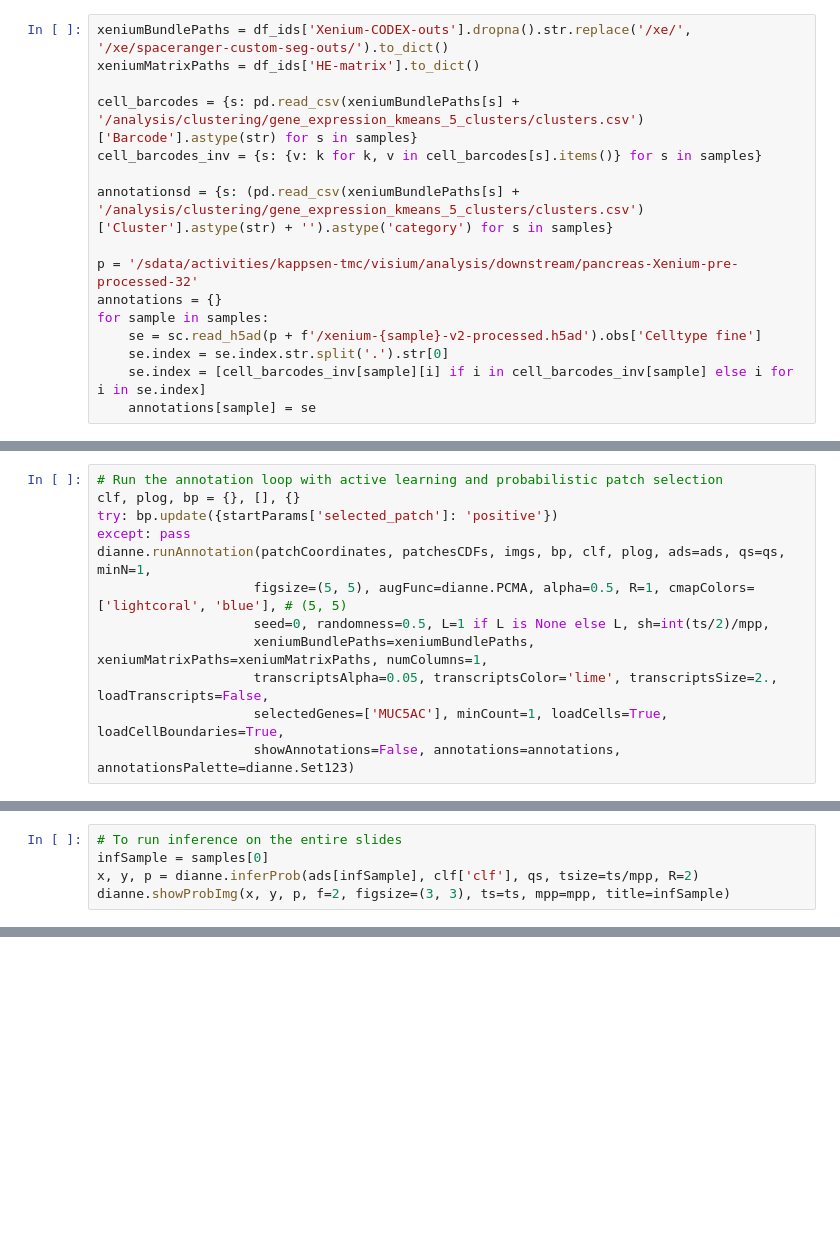
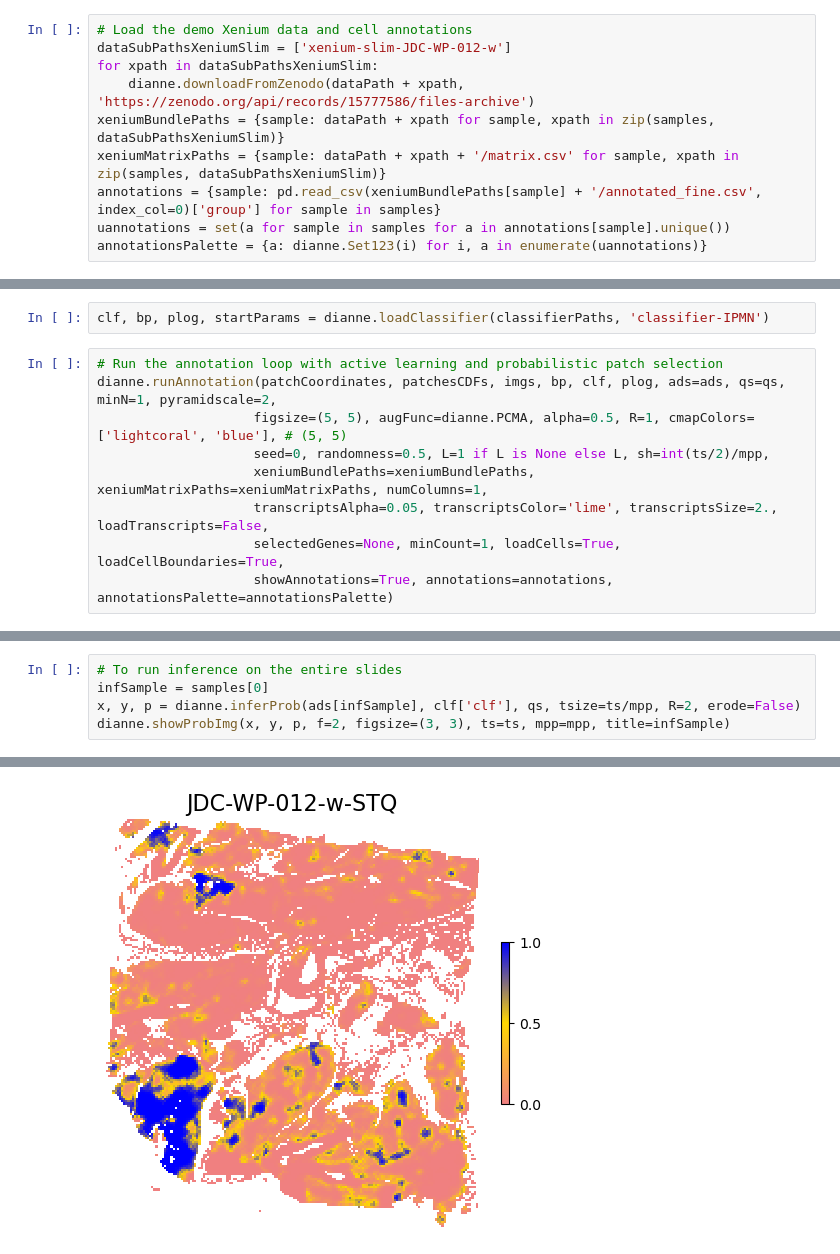
Before and after one commit to TheJacksonLaboratory/DIANNE, a Jupyter notebook: scripts/Workflow-molecular-interactive-ipmn-demo.ipynb, the cells around one changed output, grey strips where cells are left out. Cells and saved outputs as stored; diff of their text form; blank space fills up the shorter version.

Commit message:
clean up molecular demo

```diff
--- a/scripts/Workflow-molecular-interactive-ipmn-demo.ipynb
+++ b/scripts/Workflow-molecular-interactive-ipmn-demo.ipynb
@@ -25,16 +21,10 @@ ads, imgs, patchCoordinates, patchesCDFs, qs, ts, mpp, L = dianne.loadDataAndPre
-# %%
-xeniumBundlePaths = df_ids['Xenium-CODEX-outs'].dropna().str.replace('/xe/', '/xe/spaceranger-custom-seg-outs/').to_dict()
-xeniumMatrixPaths = df_ids['HE-matrix'].to_dict()
-
-cell_barcodes = {s: pd.read_csv(xeniumBundlePaths[s] + '/analysis/clustering/gene_expression_kmeans_5_clusters/clusters.csv')['Barcode'].astype(str) for s in samples}
-cell_barcodes_inv = {s: {v: k for k, v in cell_barcodes[s].items()} for s in samples}
-
-annotationsd = {s: (pd.read_csv(xeniumBundlePaths[s] + '/analysis/clustering/gene_expression_kmeans_5_clusters/clusters.csv')['Cluster'].astype(str) + '').astype('category') for s in samples}
-
-p = '/sdata/activities/kappsen-tmc/visium/analysis/downstream/pancreas-Xenium-pre-processed-32'
-annotations = {}
-for sample in samples:
-    se = sc.read_h5ad(p + f'/xenium-{sample}-v2-processed.h5ad').obs['Celltype fine']
-    se.index = se.index.str.split('.').str[0]
-    se.index = [cell_barcodes_inv[sample][i] if i in cell_barcodes_inv[sample] else i for i in se.index]
-    annotations[sample] = se
+# %%
+# Load the demo Xenium data and cell annotations
+dataSubPathsXeniumSlim = ['xenium-slim-JDC-WP-012-w']
+for xpath in dataSubPathsXeniumSlim:
+    dianne.downloadFromZenodo(dataPath + xpath, 'https://zenodo.org/api/records/15777586/files-archive')
+xeniumBundlePaths = {sample: dataPath + xpath for sample, xpath in zip(samples, dataSubPathsXeniumSlim)}
+xeniumMatrixPaths = {sample: dataPath + xpath + '/matrix.csv' for sample, xpath in zip(samples, dataSubPathsXeniumSlim)}
+annotations = {sample: pd.read_csv(xeniumBundlePaths[sample] + '/annotated_fine.csv', index_col=0)['group'] for sample in samples}
+uannotations = set(a for sample in samples for a in annotations[sample].unique())
+annotationsPalette = {a: dianne.Set123(i) for i, a in enumerate(uannotations)}
@@ -46,12 +45,11 @@ dianne.jumpStart(patchCoordinates, patchesCDFs, imgs, startParams, ncols=6, nrow
+# %%
+clf, bp, plog, startParams = dianne.loadClassifier(classifierPaths, 'classifier-IPMN')
 # %%
 # Run the annotation loop with active learning and probabilistic patch selection
-clf, plog, bp = {}, [], {}
-try: bp.update({startParams['selected_patch']: 'positive'})
-except: pass
-dianne.runAnnotation(patchCoordinates, patchesCDFs, imgs, bp, clf, plog, ads=ads, qs=qs, minN=1,
+dianne.runAnnotation(patchCoordinates, patchesCDFs, imgs, bp, clf, plog, ads=ads, qs=qs, minN=1, pyramidscale=2,
                     figsize=(5, 5), augFunc=dianne.PCMA, alpha=0.5, R=1, cmapColors=['lightcoral', 'blue'], # (5, 5)
                     seed=0, randomness=0.5, L=1 if L is None else L, sh=int(ts/2)/mpp,
                     xeniumBundlePaths=xeniumBundlePaths, xeniumMatrixPaths=xeniumMatrixPaths, numColumns=1,
                     transcriptsAlpha=0.05, transcriptsColor='lime', transcriptsSize=2., loadTranscripts=False,
-                    selectedGenes=['MUC5AC'], minCount=1, loadCells=True, loadCellBoundaries=True,
-                    showAnnotations=False, annotations=annotations, annotationsPalette=dianne.Set123)
+                    selectedGenes=None, minCount=1, loadCells=True, loadCellBoundaries=True,
+                    showAnnotations=True, annotations=annotations, annotationsPalette=annotationsPalette)
@@ -58,5 +60,6 @@ dianne.runAnnotation(patchCoordinates, patchesCDFs, imgs, bp, clf, plog, ads=ads
 # %%
 # To run inference on the entire slides
 infSample = samples[0]
-x, y, p = dianne.inferProb(ads[infSample], clf['clf'], qs, tsize=ts/mpp, R=2)
+x, y, p = dianne.inferProb(ads[infSample], clf['clf'], qs, tsize=ts/mpp, R=2, erode=False)
 dianne.showProbImg(x, y, p, f=2, figsize=(3, 3), ts=ts, mpp=mpp, title=infSample)
+# %% [output]
@@ -62,0 +67 @@ dianne.showProbImg(x, y, p, f=2, figsize=(3, 3), ts=ts, mpp=mpp, title=infSample
+[figure, added]
```
Also changed, not shown: parts of 8 cells of this notebook, 3 other files.
